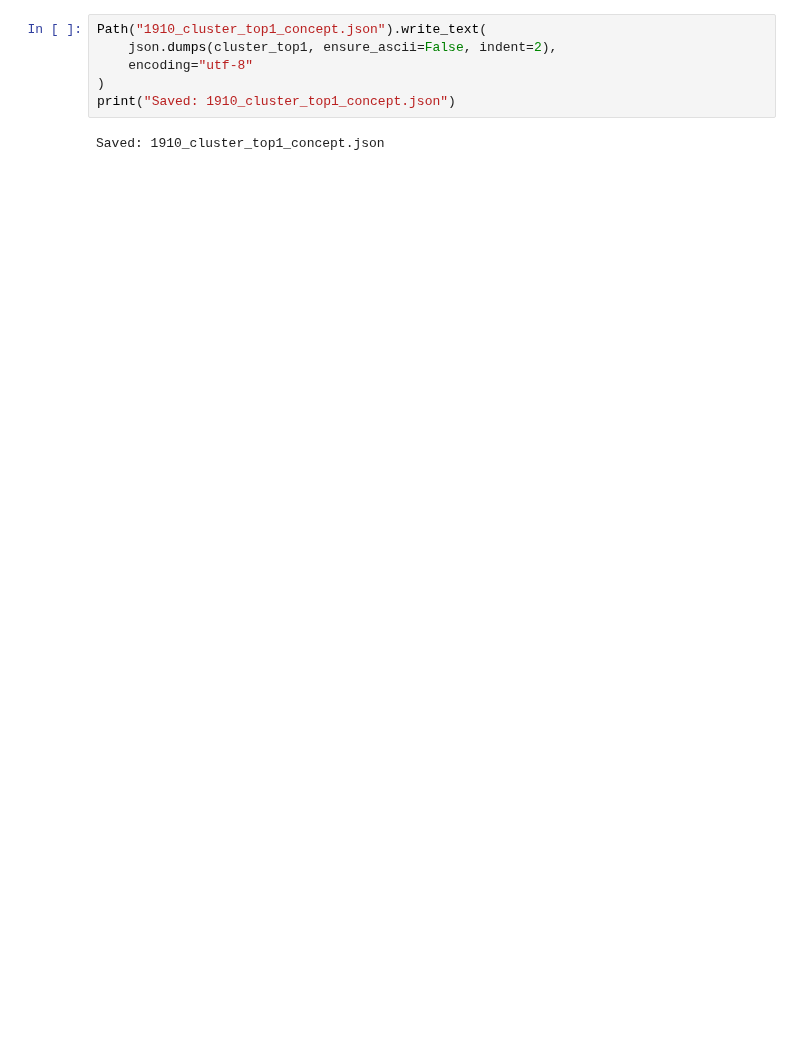
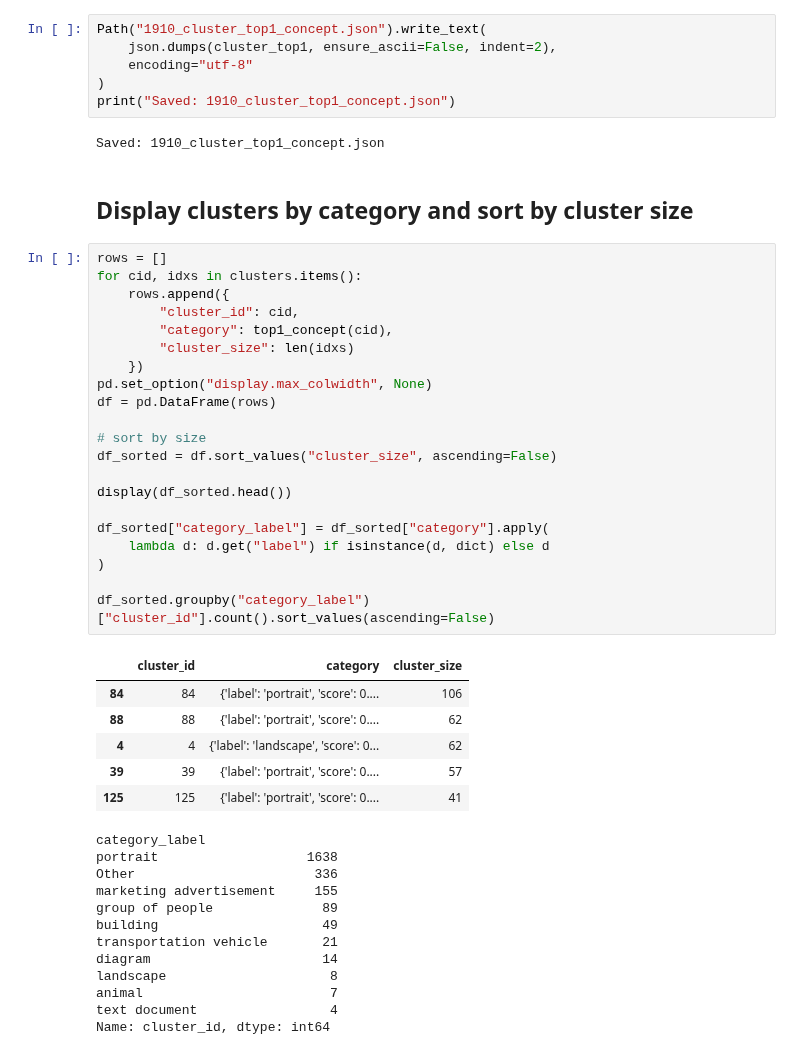
Before and after one commit to L4CCH/viral-images, a Jupyter notebook: scripts/sample-photos/4_analyze.ipynb, the cells around one changed output. Saved outputs shown, nothing was run; the diff lists cells and outputs as text; blank space fills up the shorter version.

```diff
--- a/scripts/sample-photos/4_analyze.ipynb
+++ b/scripts/sample-photos/4_analyze.ipynb
@@ -421,3 +439,45 @@ Path("1910_cluster_top1_concept.json").write_text(
 print("Saved: 1910_cluster_top1_concept.json")
 # %% [output]
 Saved: 1910_cluster_top1_concept.json
+# %% [markdown]
+## Display clusters by category and sort by cluster size
+# %%
+rows = []
+for cid, idxs in clusters.items():
+    rows.append({
+        "cluster_id": cid,
+        "category": top1_concept(cid),
+        "cluster_size": len(idxs)
+    })
+pd.set_option("display.max_colwidth", None)
+df = pd.DataFrame(rows)
+
+# sort by size
+df_sorted = df.sort_values("cluster_size", ascending=False)
+
+display(df_sorted.head())
+
+df_sorted["category_label"] = df_sorted["category"].apply(
+    lambda d: d.get("label") if isinstance(d, dict) else d
+)
+
+df_sorted.groupby("category_label")["cluster_id"].count().sort_values(ascending=False)
+# %% [output]
+|  | cluster_id | category | cluster_size |
+| 84 | 84 | {'label': 'portrait', 'score': 0.... | 106 |
+| 88 | 88 | {'label': 'portrait', 'score': 0.... | 62 |
+| 4 | 4 | {'label': 'landscape', 'score': 0... | 62 |
+| 39 | 39 | {'label': 'portrait', 'score': 0.... | 57 |
+| 125 | 125 | {'label': 'portrait', 'score': 0.... | 41 |
+category_label
+portrait                   1638
+Other                       336
+marketing advertisement     155
+group of people              89
+building                     49
+transportation vehicle       21
+diagram                      14
+landscape                     8
+animal                        7
+text document                 4
+Name: cluster_id, dtype: int64
```
Also changed, not shown: parts of 11 cells of this notebook.
